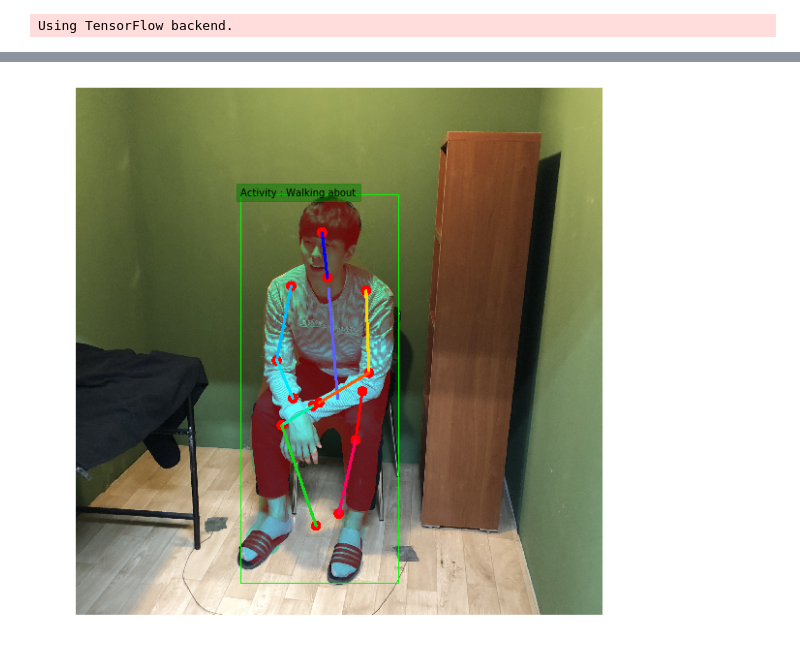
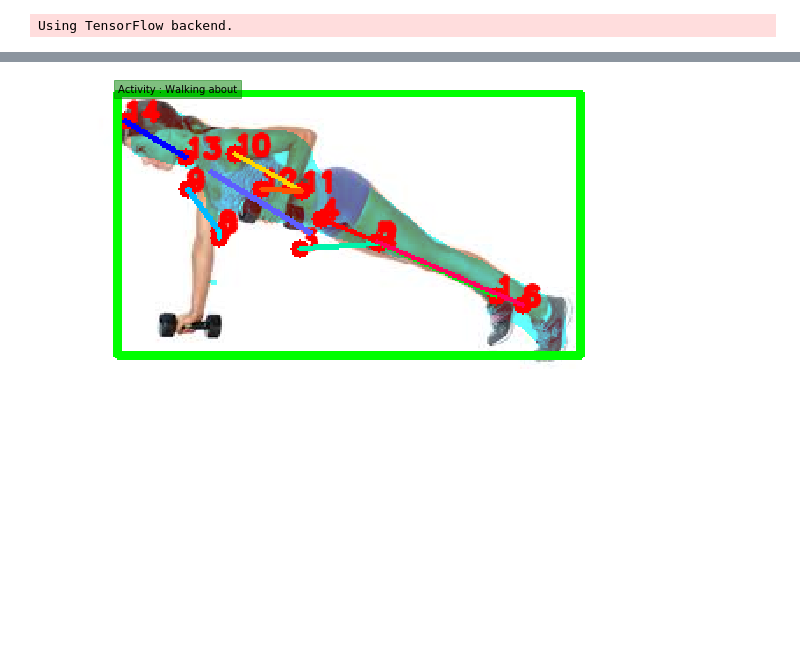
Before and after one commit to Hahnnz/Human_Pose_MET_Score_Estimation, a Jupyter notebook: demo.ipynb, the cells around one changed output, grey strips where cells are left out. Saved outputs shown, nothing was run; the diff lists cells and outputs as text; code cells hidden in the pictures; blank space fills up the shorter version.

```diff
--- a/demo.ipynb
+++ b/demo.ipynb
@@ -32,8 +32,11 @@ with All_Graph.as_default():
     model_list=['Human_Joint_Pointer','Human_Pose_Estimator']
 
     with tf.variable_scope(model_list[0]):
+        """
         Human_Joint_Pointer = regressionnet_resnet.Regressionnet(data_shape=(128,128,3),num_joints=14,
                                                                  gpu_memory_fraction=None, phase='inference')
+        """
+        Human_Joint_Pointer = Dense_resnet.Regressionnet(data_shape=(128,128,3),num_joints=14,gpu_memory_fraction=None, phase='inference')
     with tf.variable_scope(model_list[1]):
         Human_Pose_Estimator = ann.ann(input_shape=28,output_shape=10)
 
@@ -54,7 +57,7 @@ config = tf.ConfigProto(log_device_placement=False, allow_soft_placement=True)
 config.gpu_options.allow_growth = True
 sess = tf.Session(config=config, graph=All_Graph)
 
-saver_path = ['/snapshots/Human_Joint_Pointer/Regressionnet_highest_pcp.ckpt',
+saver_path = ['./snapshots/Human_Joint_Pointer/Regressionnet_highest_pcp.ckpt',
               './snapshots/Human_Pose_Estimator/ann.ckpt']
 
 for i in range(len(saver_path)):
@@ -65,5 +68,5 @@ INFO:tensorflow:Restoring parameters from /home/ejjchl77/jh_files/HAPE/snapshots
 # %%
-test_img=cv2.imread('../Human_Activities_Estimation/dataset/MET7/image/resting/seated.quiet/601.jpeg')
+test_img=cv2.imread('/home/hahnz/test.jpg')
 
 plt.rcParams["figure.figsize"] = (10,10)
 plt.axis('off')
@@ -83,8 +86,9 @@ human_idx = list(result['class_ids']).index(mask_rcnn.class_names.index('person'
 ###################
 
 # Bbox coor
-x1,y1,x2,y2 = result['rois'][human_idx]
-Predicted['bbox'] = result['rois'][human_idx].copy()
+padded_coor = tools.etc.pad_bbox_coor(test_img,  result['rois'][human_idx], 1.0)
+x1,y1,x2,y2 = padded_coor
+Predicted['bbox'] = padded_coor.copy()
 
 # Mask
 mask = result['masks'][:,:,human_idx].reshape(-1)
@@ -118,26 +122,26 @@ anchors                  shape: (1, 261888, 4)        min:   -0.35390  max:    1
 # %%
 plt.rcParams["figure.figsize"] = (10,10)
 masked = Predicted['img'].copy()
 a,b,_ = masked.shape
 for i in range(a):
     for j in range(b):
         masked[i,j,2] = 100 if Predicted['mask'][i,j] else masked[i,j,2]
 
 x1,y1,x2,y2 = Predicted['bbox'].copy()
 pred_joints = Predicted['joints'].copy()
 pred_joints[:,0] = (pred_joints[:,0]/128)*(y2-y1) + Predicted['bbox'][1]
 pred_joints[:,1] = (pred_joints[:,1]/128)*(x2-x1) + Predicted['bbox'][0]
 
 pred_activity = plt.text(y1,x1,'Activity : '+classes[Predicted['Activity']])
 pred_activity.set_bbox(dict(facecolor='green', alpha=0.5, edgecolor='green'))
 
 pred_canonical = tools.pose.convert2canonical(pred_joints[np.newaxis,:,:])[0]
-masked = tools.etc.markJoints(masked,pred_joints)
-masked = tools.etc.drawSticks(masked,pred_canonical['sticks'])
+masked = tools.etc.markJoints(masked,pred_joints, 0.023)
+masked = tools.etc.drawSticks(masked,pred_canonical['sticks'], 0.01)
 
 masked = cv2.rectangle(masked, (y1,x1), (y2,x2), (0,255,0), 3)
 plt.axis('off')
 plt.imshow(masked[:,:,[2,1,0]])
 plt.show()
 # %% [output]
-[figure, old version]
+[figure, new version]
```
Also changed, not shown: parts of 4 cells of this notebook.
